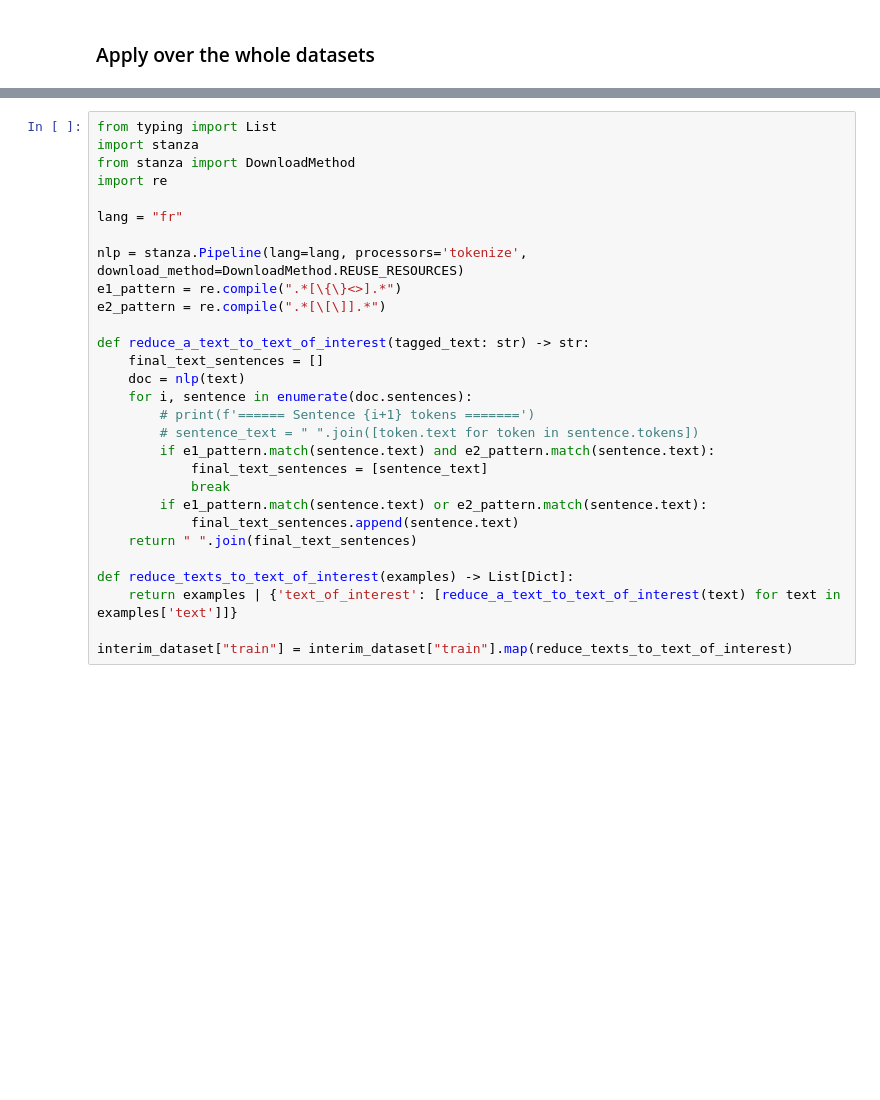
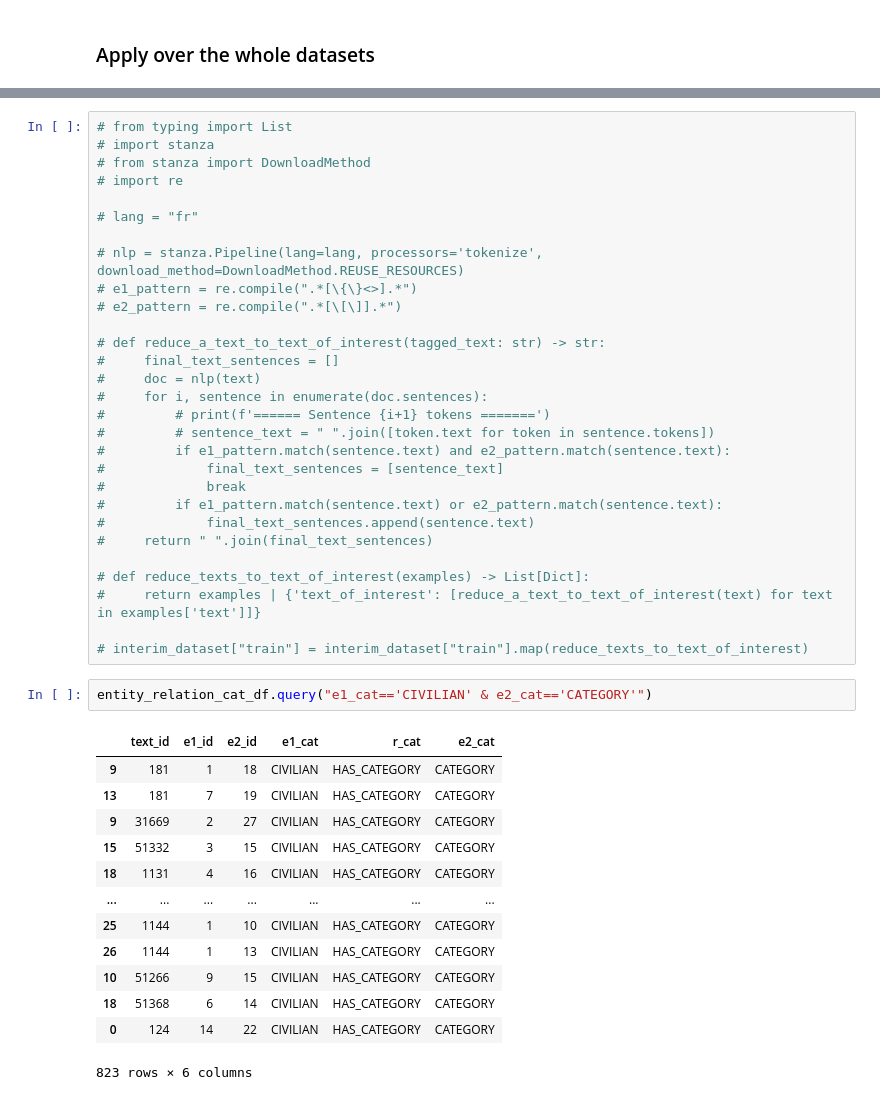
Before and after one commit to lengocluyen/relation_extraction_textmine25, a Jupyter notebook: defi_textmine_2025/eda.ipynb, the cells around one changed output, grey strips where cells are left out. Drawn from its saved outputs; the diff is of its cells as text; blank space fills up the shorter version.

```diff
--- a/defi_textmine_2025/eda.ipynb
+++ b/defi_textmine_2025/eda.ipynb
@@ -638,29 +1639,45 @@ interim_dataset["train"]
 # %%
-from typing import List
-import stanza
-from stanza import DownloadMethod
-import re
+# from typing import List
+# import stanza
+# from stanza import DownloadMethod
+# import re
 
-lang = "fr"
+# lang = "fr"
 
-nlp = stanza.Pipeline(lang=lang, processors='tokenize', download_method=DownloadMethod.REUSE_RESOURCES)
-e1_pattern = re.compile(".*[\{\}<>].*")
-e2_pattern = re.compile(".*[\[\]].*")
+# nlp = stanza.Pipeline(lang=lang, processors='tokenize', download_method=DownloadMethod.REUSE_RESOURCES)
+# e1_pattern = re.compile(".*[\{\}<>].*")
+# e2_pattern = re.compile(".*[\[\]].*")
 
-def reduce_a_text_to_text_of_interest(tagged_text: str) -> str:
-    final_text_sentences = []
-    doc = nlp(text)
-    for i, sentence in enumerate(doc.sentences):
-        # print(f'====== Sentence {i+1} tokens =======')
-        # sentence_text = " ".join([token.text for token in sentence.tokens])
-        if e1_pattern.match(sentence.text) and e2_pattern.match(sentence.text):
-            final_text_sentences = [sentence_text]
-            break
-        if e1_pattern.match(sentence.text) or e2_pattern.match(sentence.text):
-            final_text_sentences.append(sentence.text)
-    return " ".join(final_text_sentences)
+# def reduce_a_text_to_text_of_interest(tagged_text: str) -> str:
+#     final_text_sentences = []
+#     doc = nlp(text)
+#     for i, sentence in enumerate(doc.sentences):
+#         # print(f'====== Sentence {i+1} tokens =======')
+#         # sentence_text = " ".join([token.text for token in sentence.tokens])
+#         if e1_pattern.match(sentence.text) and e2_pattern.match(sentence.text):
+#             final_text_sentences = [sentence_text]
+#             break
+#         if e1_pattern.match(sentence.text) or e2_pattern.match(sentence.text):
+#             final_text_sentences.append(sentence.text)
+#     return " ".join(final_text_sentences)
 
-def reduce_texts_to_text_of_interest(examples) -> List[Dict]:
-    return examples | {'text_of_interest': [reduce_a_text_to_text_of_interest(text) for text in examples['text']]}
+# def reduce_texts_to_text_of_interest(examples) -> List[Dict]:
+#     return examples | {'text_of_interest': [reduce_a_text_to_text_of_interest(text) for text in examples['text']]}
 
-interim_dataset["train"] = interim_dataset["train"].map(reduce_texts_to_text_of_interest)
+# interim_dataset["train"] = interim_dataset["train"].map(reduce_texts_to_text_of_interest)
+# %%
+entity_relation_cat_df.query("e1_cat=='CIVILIAN' & e2_cat=='CATEGORY'")
+# %% [output]
+|  | text_id | e1_id | e2_id | e1_cat | r_cat | e2_cat |
+| 9 | 181 | 1 | 18 | CIVILIAN | HAS_CATEGORY | CATEGORY |
+| 13 | 181 | 7 | 19 | CIVILIAN | HAS_CATEGORY | CATEGORY |
+| 9 | 31669 | 2 | 27 | CIVILIAN | HAS_CATEGORY | CATEGORY |
+| 15 | 51332 | 3 | 15 | CIVILIAN | HAS_CATEGORY | CATEGORY |
+| 18 | 1131 | 4 | 16 | CIVILIAN | HAS_CATEGORY | CATEGORY |
+| ... | ... | ... | ... | ... | ... | ... |
+| 25 | 1144 | 1 | 10 | CIVILIAN | HAS_CATEGORY | CATEGORY |
+| 26 | 1144 | 1 | 13 | CIVILIAN | HAS_CATEGORY | CATEGORY |
+| 10 | 51266 | 9 | 15 | CIVILIAN | HAS_CATEGORY | CATEGORY |
+| 18 | 51368 | 6 | 14 | CIVILIAN | HAS_CATEGORY | CATEGORY |
+| 0 | 124 | 14 | 22 | CIVILIAN | HAS_CATEGORY | CATEGORY |
+823 rows × 6 columns
```
Also changed, not shown: parts of 101 cells of this notebook, 4 other files.
